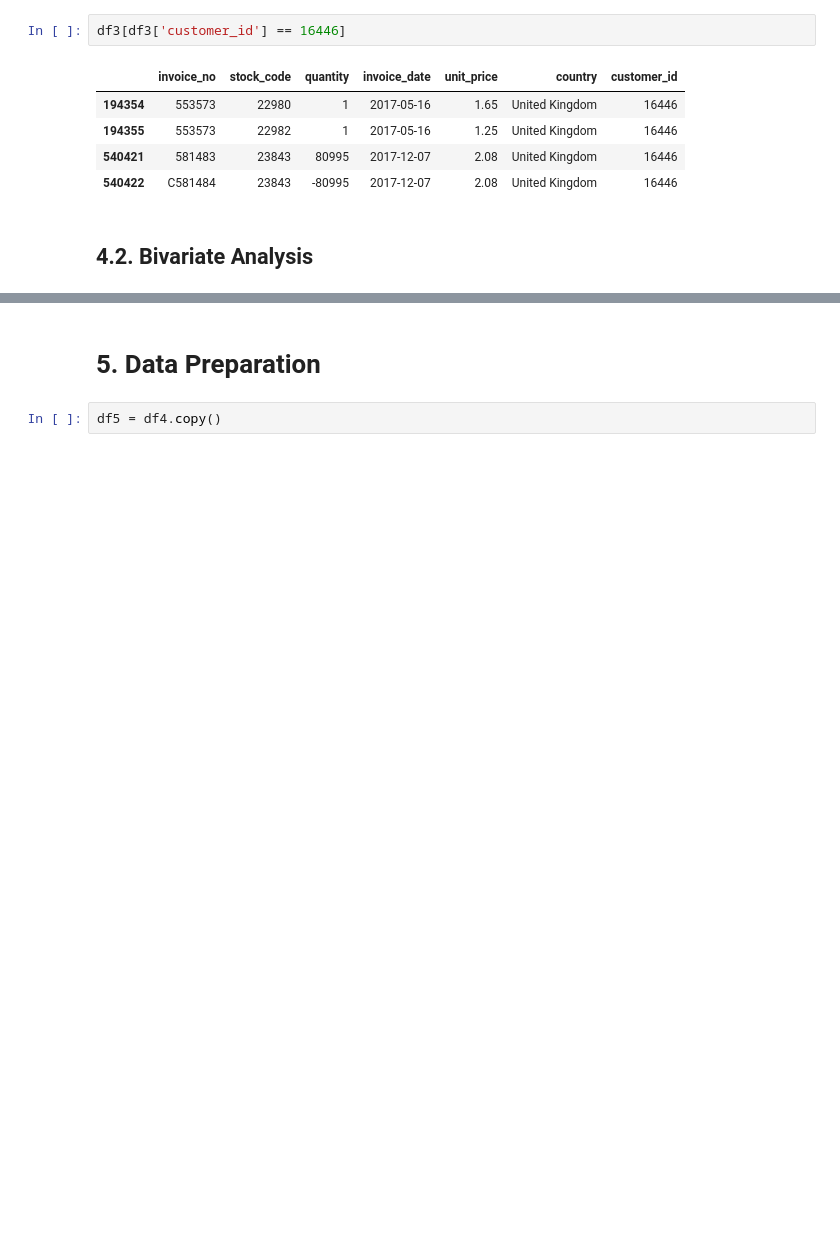
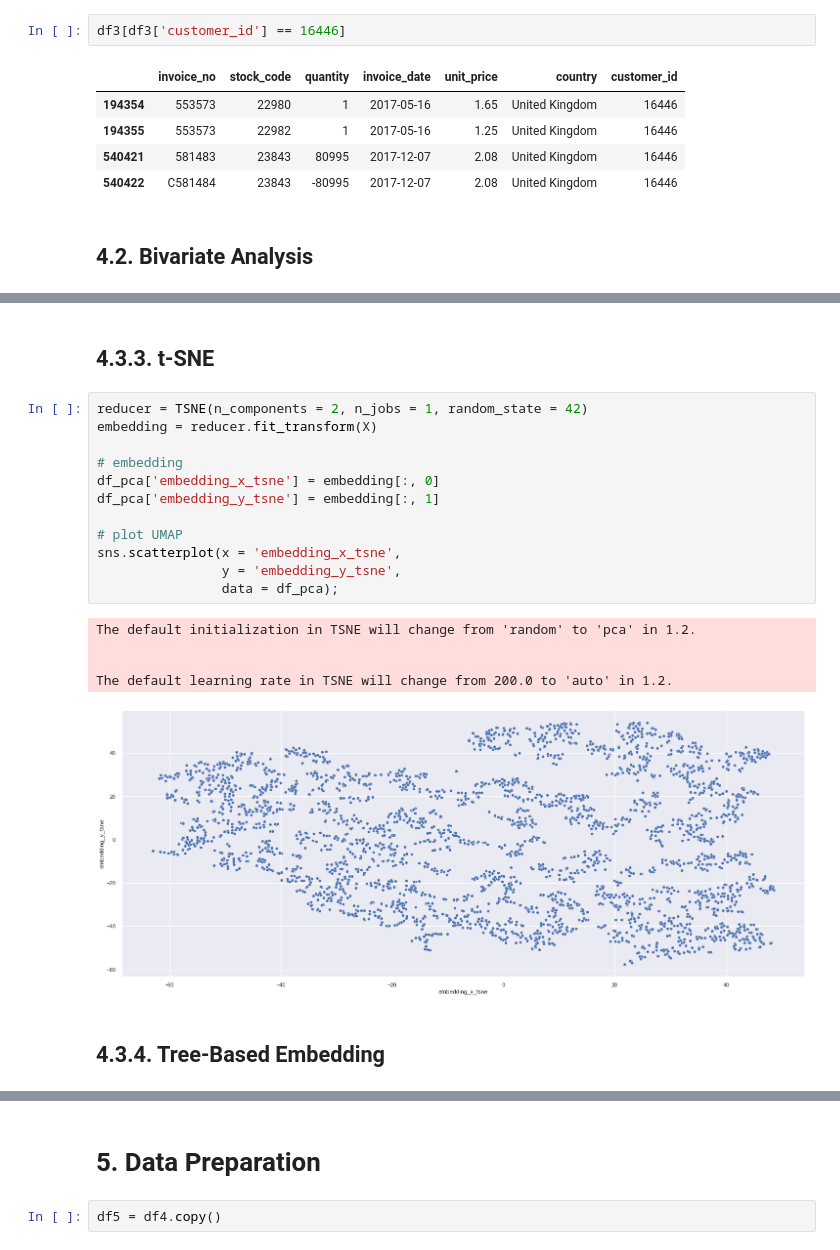
Before and after one commit to Lucas-Okamura/Insiders-Clustering, a Jupyter notebook: Insiders-Clustering.ipynb, the cells around one changed output, grey strips where cells are left out. Cells and saved outputs as stored; diff of their text form; blank space fills up the shorter version.

```diff
--- a/Insiders-Clustering.ipynb
+++ b/Insiders-Clustering.ipynb
@@ -788,0 +852,22 @@ sns.pairplot(df4.drop(columns = 'customer_id'));
+# %% [markdown]
+## 4.3.3. t-SNE <a id='tsne'></a>
+# %%
+reducer = TSNE(n_components = 2, n_jobs = 1, random_state = 42)
+embedding = reducer.fit_transform(X)
+
+# embedding
+df_pca['embedding_x_tsne'] = embedding[:, 0]
+df_pca['embedding_y_tsne'] = embedding[:, 1]
+
+# plot UMAP
+sns.scatterplot(x = 'embedding_x_tsne',
+                y = 'embedding_y_tsne',
+                data = df_pca);
+# %% [output]
+The default initialization in TSNE will change from 'random' to 'pca' in 1.2.
+
+
+The default learning rate in TSNE will change from 200.0 to 'auto' in 1.2.
+[figure, added]
+# %% [markdown]
+## 4.3.4. Tree-Based Embedding <a id='tsne'></a>
```
Also changed, not shown: parts of 26 cells of this notebook.
